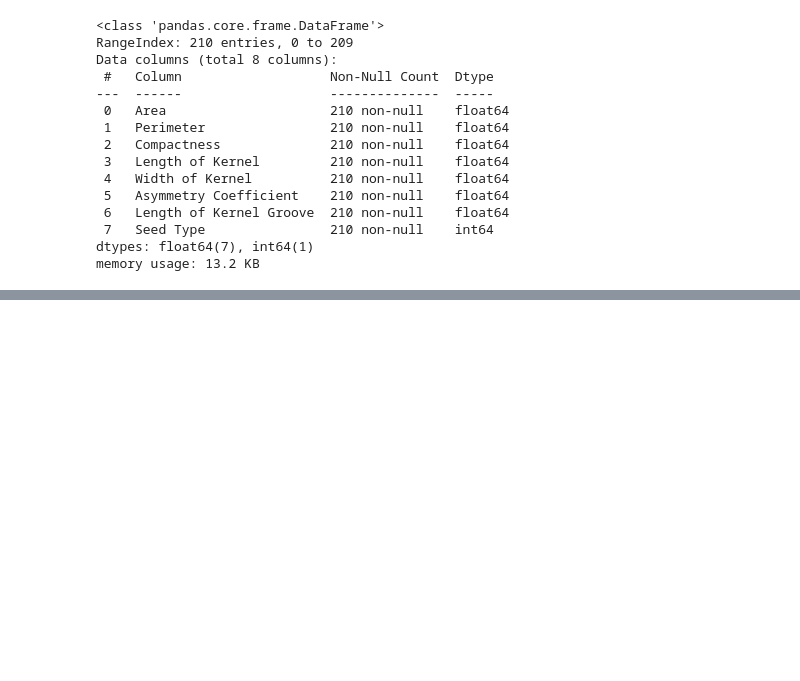
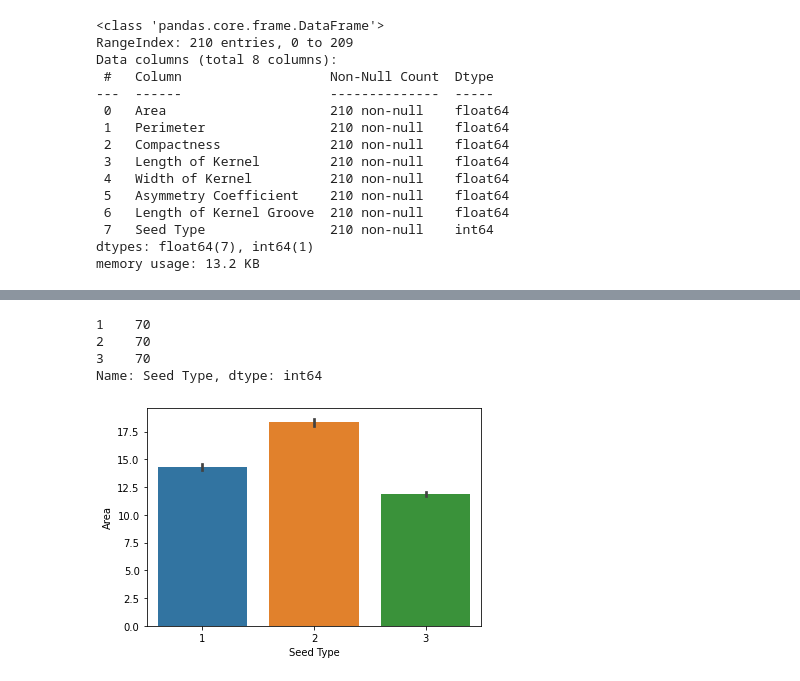
Before and after one commit to edfakie2/Edward-Core-2, a Jupyter notebook: Agriculture_.ipynb, the cells around one changed output, grey strips where cells are left out. Drawn from its saved outputs; the diff is of its cells as text; code cells hidden in the pictures; blank space fills up the shorter version.

```diff
--- a/Agriculture_.ipynb
+++ b/Agriculture_.ipynb
@@ -68,0 +79,7 @@ memory usage: 42.6 KB
+# %%
+df['Seed Type'].value_counts()
+# %% [output]
+1    70
+2    70
+3    70
+Name: Seed Type, dtype: int64
@@ -68,0 +88,4 @@ memory usage: 42.6 KB
+# %%
+sns.barplot(x='Seed Type', y='Area', data=df);
+# %% [output]
+[figure, added]
```
Also changed, not shown: parts of 20 cells of this notebook.
